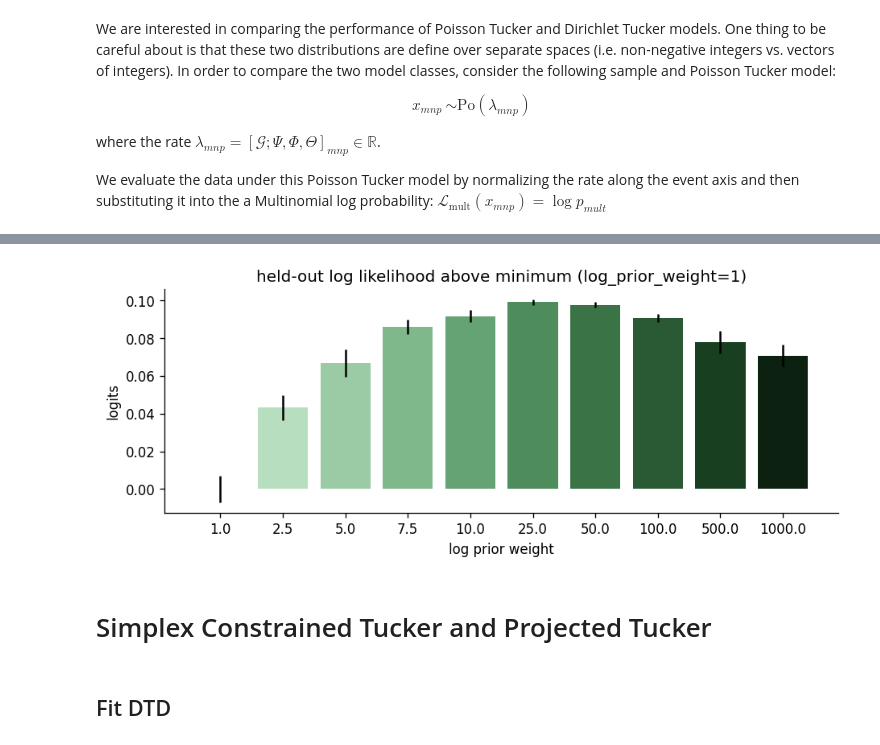
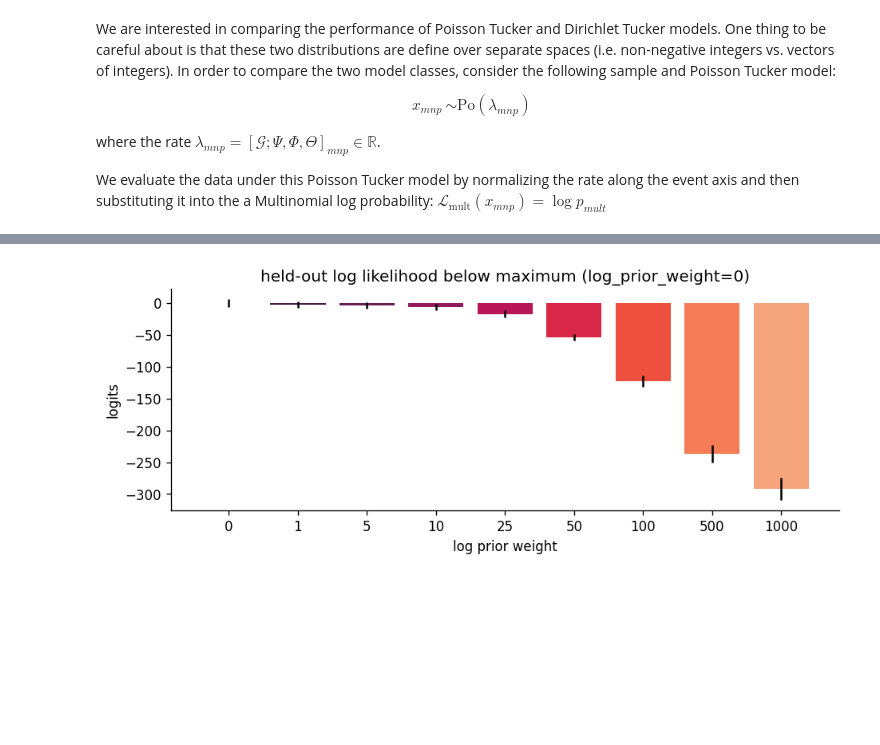
Before and after one commit to lindermanlab/dirichlet-tucker, a Jupyter notebook: analysis/model_comparison.ipynb, the cells around one changed output, grey strips where cells are left out. Drawn from its saved outputs; the diff is of its cells as text; code cells hidden in the pictures; blank space fills up the shorter version.

Commit message:
added DirichletTucker sgd eval

```diff
--- a/analysis/model_comparison.ipynb
+++ b/analysis/model_comparison.ipynb
@@ -138,28 +304,45 @@ def scaled_poisson_iter_callback(loss, model, data, data_mask):
+# %%
+def make_objective_fn(log_prior_weight: float=1):
+    def objective_fn(model) -> float:
+        """Objective function, differentiate with respect to first argument."""
+        lp = jnp.where(X_mask, model.log_likelihood(X), 0.0)
+        lp += log_prior_weight * model.log_prior()
+        lp /= X_mask.sum()
+        return -lp.sum()
+    return objective_fn
 # %%
-# THIS TAKES ~25 minutes to run on CPU, so be careful accidentally re-running
-# And of course it takes like 1 min to run on GPU
 model_klass = L2PenalizedPoissonTucker
 optimizer = optax.adam(1e-2)
 
 n_iters = 1000
 n_runs = 5
-log_prior_weights = [1, 2.5, 5, 7.5, 10, 25, 50, 100, 500, 1000]
+log_prior_weights = [0, 1, 5, 10, 25, 50, 100, 500, 1000]
 
 # --------------------------------------------------------------------------
 n_conditions = len(log_prior_weights)
 l2_model_results_dict = {}
 
-for key_l2_, log_prior_weight in zip(jr.split(key_l2, n_conditions), log_prior_weights):
+for key_l2_condn, log_prior_weight in zip(jr.split(key_l2, n_conditions), log_prior_weights):
 
     objective_fn = make_objective_fn(log_prior_weight)
 
     all_models, all_train_ll, all_vldtn_ll, all_multi_ll = [], [], [], []
-    for i_run, key_ in enumerate(jr.split(key_l2_, n_runs)):
+    for i_run, key_ in enumerate(jr.split(key_l2_condn, n_runs)):
+        key_data, key_mask, key_init = jr.split(key_, 3)
+
+        # Generate data
+        X = true_model.sample(key_data)
+        X_mask = jr.bernoulli(key_mask, 0.8, shape=full_shape[:-1])
+
         # Initialize model and optimizer
-        model = model_klass.random_init(key_, full_shape, core_shape, total_counts)
+        model = model_klass.random_init(key_init,
+                                        true_model.full_shape,
+                                        true_model.core_shape,
+                                        true_model.scale)
         opt_state = optimizer.init(model)
 
         # Fit with default iter_callback
+        # scaled_poisson_iter_callback -> (loss, train_ll, vldtn_ll, vldtn_ll_mult)
         (model, _), outputs = fit_opt(model, X, X_mask,
                                       objective_fn,
                                       optimizer, opt_state,
@@ -185,9 +368,7 @@ for key_l2_, log_prior_weight in zip(jr.split(key_l2, n_conditions), log_prior_w
 # %%
 log_prior_weights = list(l2_model_results_dict.keys())
 
-l2_color_palette = \
-    sns.cubehelix_palette(n_colors=len(log_prior_weights), start=2, rot=0,
-                          dark=0.1, light=.9, )
+l2_color_palette = sns.color_palette('rocket', n_colors=len(log_prior_weights))
 
 l2_color_palette
 # %% [output]
@@ -261,23 +442,21 @@ Text(0.5, 1.0, 'L2PenalizedPoissonTucker vs. regularization strength')
 # %%
 fig, ax = plt.subplots(figsize=(9,3), dpi=120)
 
 ll_means = onp.array([
     onp.mean(results['vldtn_ll'][:,-1]) for results in l2_model_results_dict.values()
 ])
 ll_stds = onp.array([
     onp.std(results['vldtn_ll'][:,-1]) for results in l2_model_results_dict.values()
 ])
 
 i_weights = onp.arange(len(log_prior_weights))
-rects = ax.bar(i_weights, ll_means-onp.min(ll_means), yerr=ll_stds,
+rects = ax.bar(i_weights, ll_means - onp.max(ll_means), yerr=ll_stds,
                color=l2_color_palette,
                tick_label=log_prior_weights)
 ax.set_xlabel('log prior weight')
 ax.set_ylabel('logits')
-ax.set_title("held-out log likelihood above minimum "
-             f"(log_prior_weight={log_prior_weights[onp.argmin(ll_means)]})")
+ax.set_title("held-out log likelihood below maximum "
+             f"(log_prior_weight={log_prior_weights[onp.argmax(ll_means)]})")
 sns.despine(ax=ax)
 # %% [output]
-[figure, old version]
+[figure, new version]
-# %% [markdown]
-# Simplex Constrained Tucker and Projected Tucker
@@ -338,2 +462,0 @@ for model_klass in [ProjectedPoissonTucker, SimplexPoissonTucker]:
-# %% [markdown]
-## Fit DTD
```
Also changed, not shown: parts of 23 cells of this notebook.
